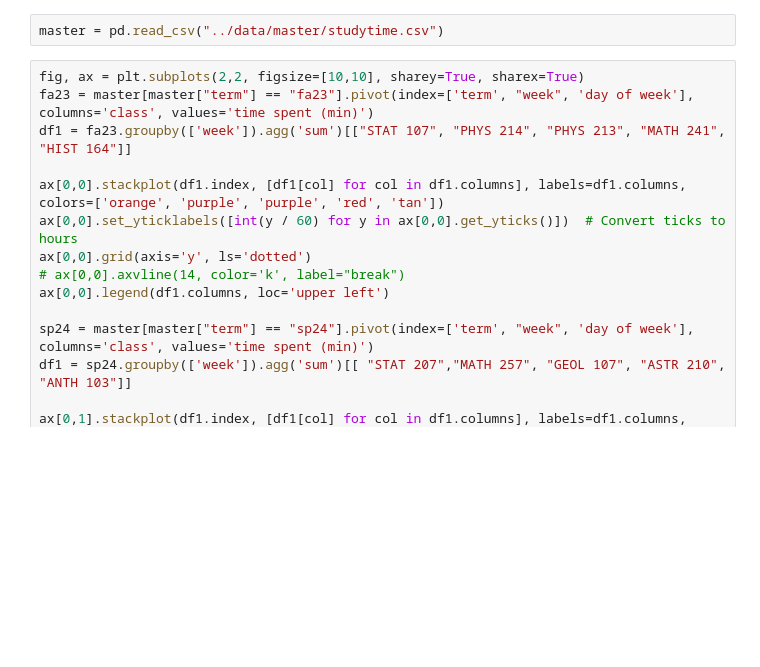
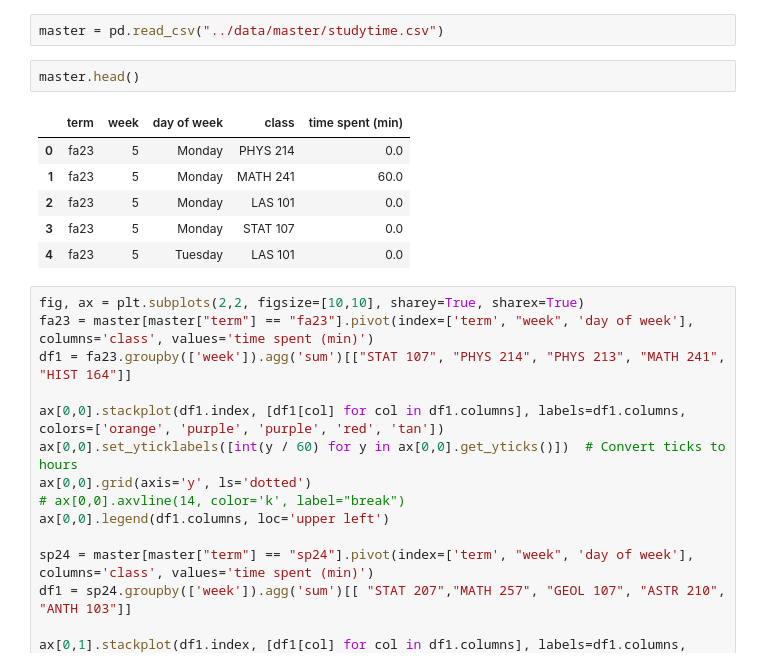
Before and after one commit to ryguy2k4/studytime, a Jupyter notebook: src/stack_plots.ipynb, the cells around one changed output. Saved outputs shown, nothing was run; the diff lists cells and outputs as text; blank space fills up the shorter version.

```diff
--- a/src/stack_plots.ipynb
+++ b/src/stack_plots.ipynb
@@ -5,6 +5,15 @@ import pandas as pd
 import seaborn as sns
 # %%
 master = pd.read_csv("../data/master/studytime.csv")
+# %%
+master.head()
+# %% [output]
+|  | term | week | day of week | class | time spent (min) |
+| 0 | fa23 | 5 | Monday | PHYS 214 | 0.0 |
+| 1 | fa23 | 5 | Monday | MATH 241 | 60.0 |
+| 2 | fa23 | 5 | Monday | LAS 101 | 0.0 |
+| 3 | fa23 | 5 | Monday | STAT 107 | 0.0 |
+| 4 | fa23 | 5 | Tuesday | LAS 101 | 0.0 |
 # %%
 fig, ax = plt.subplots(2,2, figsize=[10,10], sharey=True, sharex=True)
 fa23 = master[master["term"] == "fa23"].pivot(index=['term', "week", 'day of week'], columns='class', values='time spent (min)')
```
Also changed, not shown: parts of 2 cells of this notebook, 4 other files.
